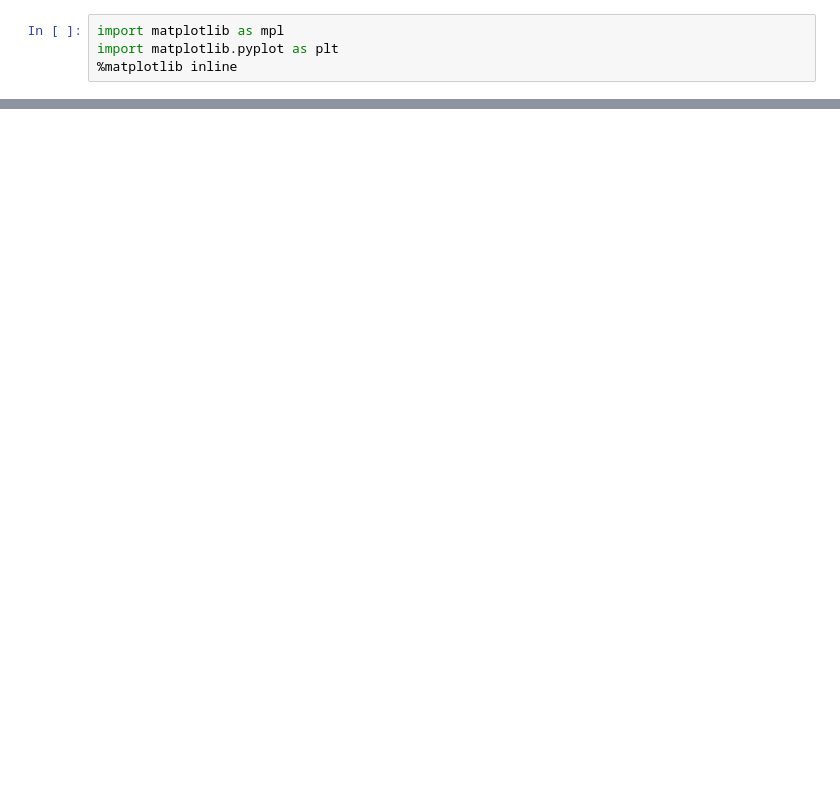
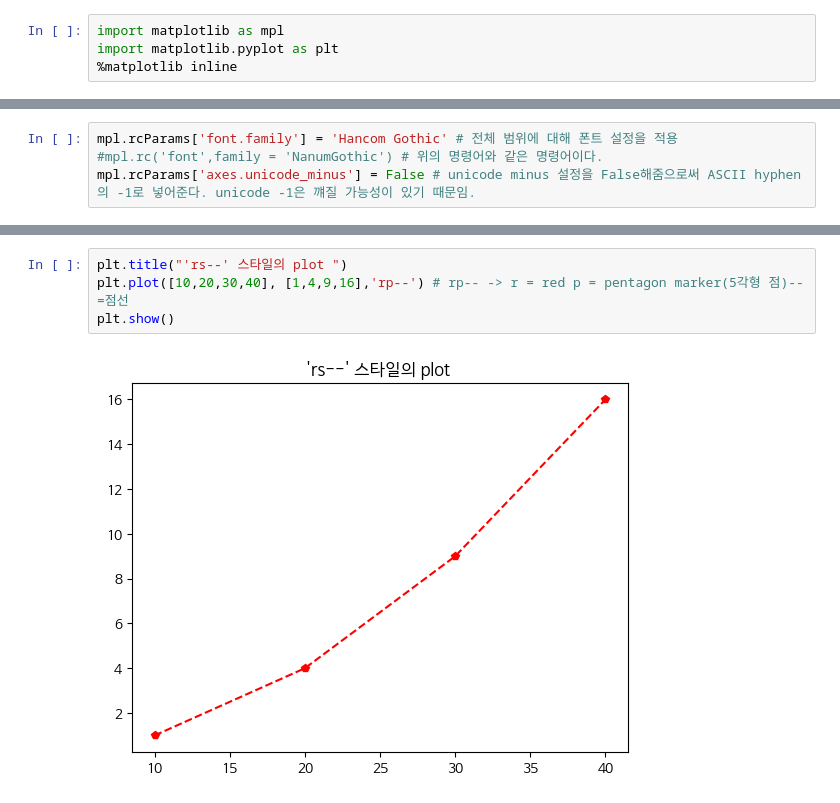
Before and after one commit to beongchang0423/python_basic, a Jupyter notebook: 9.Matplotlib.ipynb, the cells around one changed output, grey strips where cells are left out. Saved outputs shown, nothing was run; the diff lists cells and outputs as text; blank space fills up the shorter version.

```diff
--- a/9.Matplotlib.ipynb
+++ b/9.Matplotlib.ipynb
@@ -17,0 +45,4 @@ import matplotlib.pyplot as plt
+# %%
+mpl.rcParams['font.family'] = 'Hancom Gothic' # 전체 범위에 대해 폰트 설정을 적용
+#mpl.rc('font',family = 'NanumGothic') # 위의 명령어와 같은 명령어이다.
+mpl.rcParams['axes.unicode_minus'] = False # unicode minus 설정을 False해줌으로써 ASCII hyphen의 -1로 넣어준다. unicode -1은 꺠질 가능성이 있기 때문임.
@@ -17,0 +92,6 @@ import matplotlib.pyplot as plt
+# %%
+plt.title("'rs--' 스타일의 plot ")
+plt.plot([10,20,30,40], [1,4,9,16],'rp--') # rp-- -> r = red p = pentagon marker(5각형 점)-- =점선
+plt.show()
+# %% [output]
+[figure, added]
```
Also changed, not shown: parts of 34 cells of this notebook.
